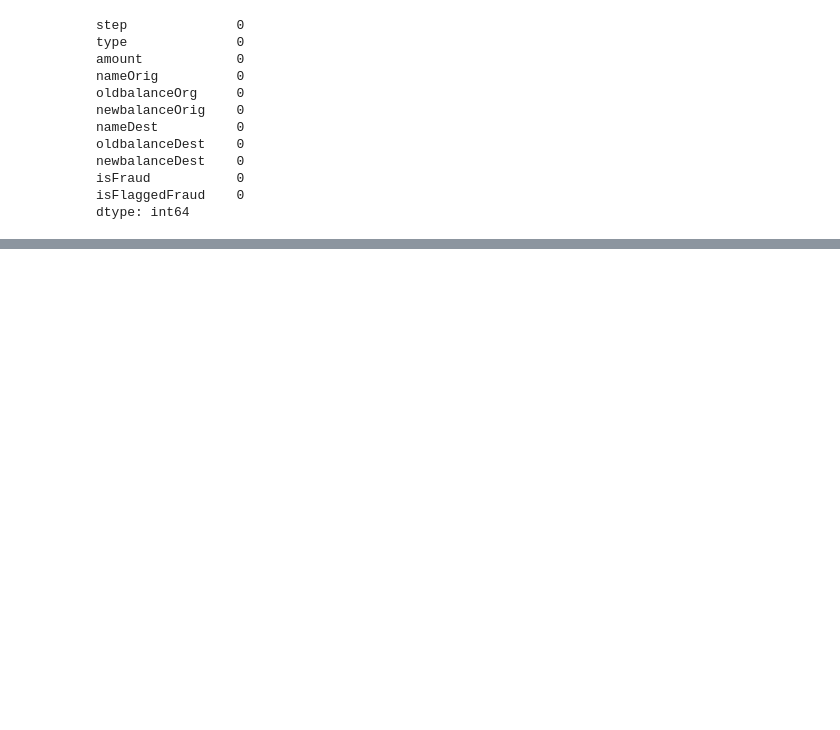
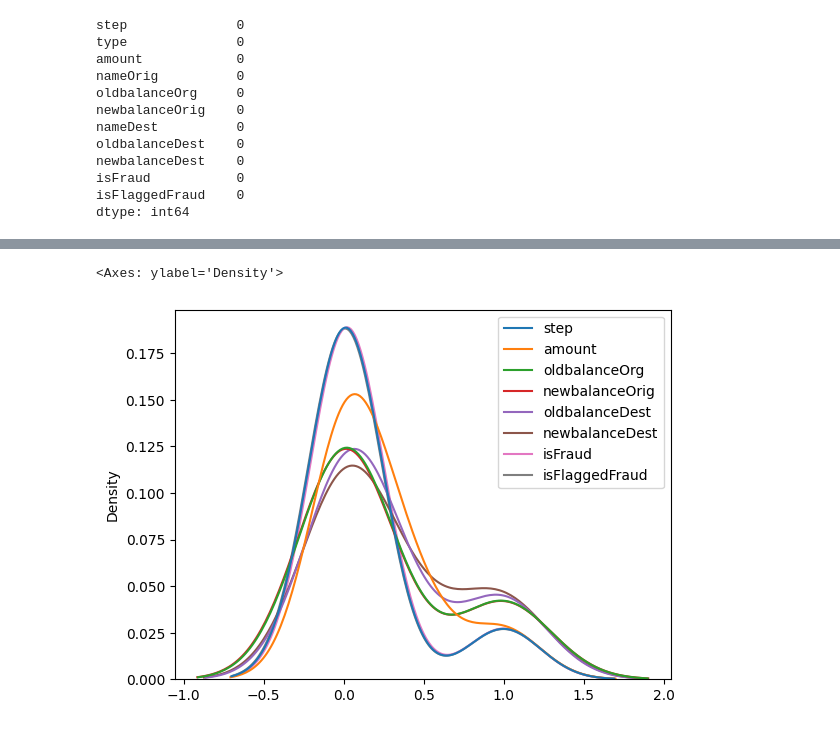
Before and after one commit to vitthalbulbule/FraudTransactionDetection, a Jupyter notebook: fraud.ipynb, the cells around one changed output, grey strips where cells are left out. Saved outputs shown, nothing was run; the diff lists cells and outputs as text; code cells hidden in the pictures; blank space fills up the shorter version.

```diff
--- a/fraud.ipynb
+++ b/fraud.ipynb
@@ -52,0 +90,5 @@ df.describe()
+# %%
+sns.kdeplot(df.corr(numeric_only=True))
+# %% [output]
+<Axes: ylabel='Density'>
+[figure, added]
```
Also changed, not shown: parts of 3 cells of this notebook.
